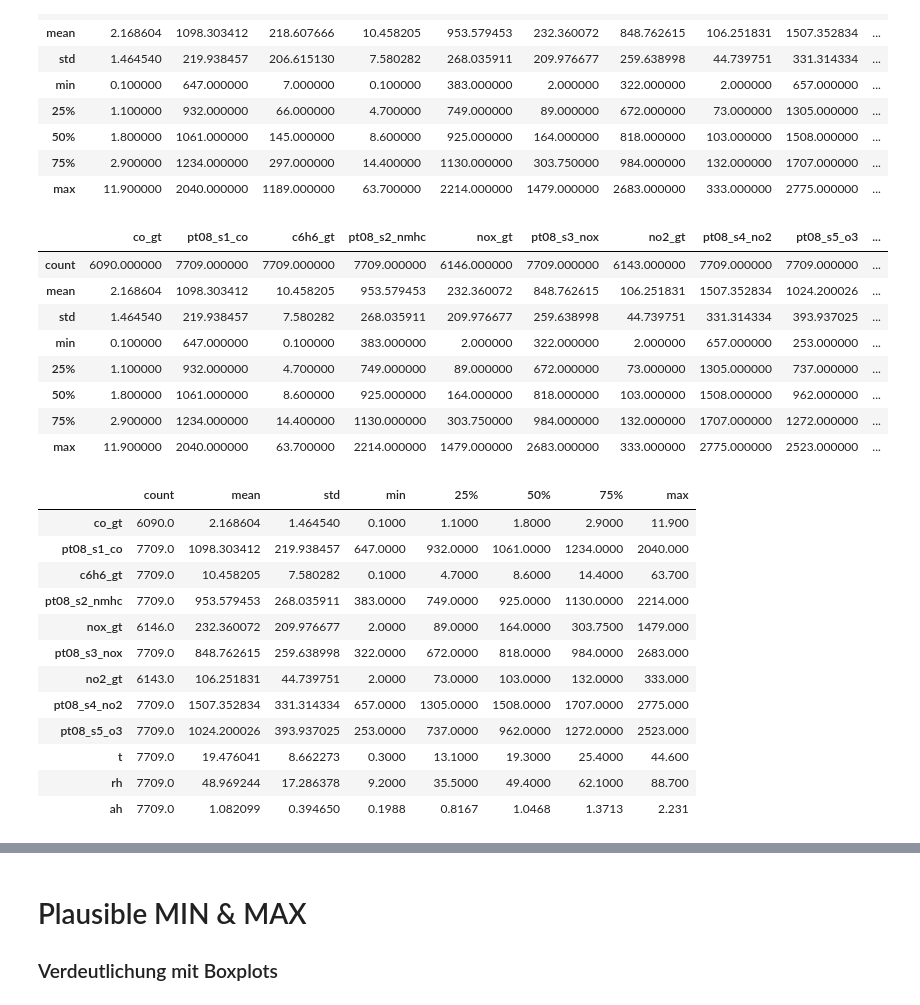
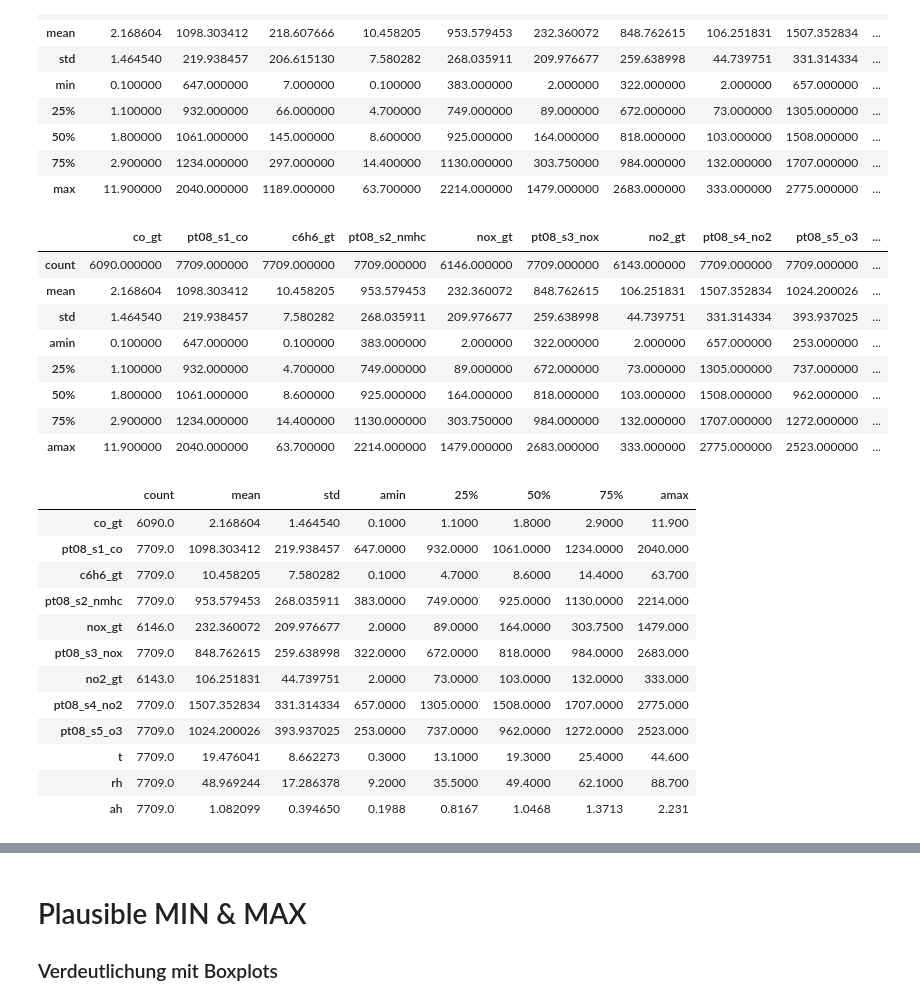
Before and after one commit to SimonB97/Air-regression, a Jupyter notebook: src/01_Sprint2/00-02_DatenZusammenführenZuFL.ipynb, the cells around one changed output, grey strips where cells are left out. Drawn from its saved outputs; the diff is of its cells as text; code cells hidden in the pictures.

```diff
--- a/src/01_Sprint2/00-02_DatenZusammenführenZuFL.ipynb
+++ b/src/01_Sprint2/00-02_DatenZusammenführenZuFL.ipynb
@@ -142,24 +142,26 @@ featureAna = fdf.drop(['count', 'std'])
 # %%
 featureAna = fdf.drop(['nmhc_gt', 'month', 'hour'], axis = 1)
 # %%
+featureAna.rename(index={'min': 'amin',
+                           'max': 'amax'}, inplace=True)
 featureAna
 # %% [output]
 |  | co_gt | pt08_s1_co | c6h6_gt | pt08_s2_nmhc | nox_gt | pt08_s3_nox | no2_gt | pt08_s4_no2 | pt08_s5_o3 | ... |
 | count | 6090.000000 | 7709.000000 | 7709.000000 | 7709.000000 | 6146.000000 | 7709.000000 | 6143.000000 | 7709.000000 | 7709.000000 | ... |
 | mean | 2.168604 | 1098.303412 | 10.458205 | 953.579453 | 232.360072 | 848.762615 | 106.251831 | 1507.352834 | 1024.200026 | ... |
 | std | 1.464540 | 219.938457 | 7.580282 | 268.035911 | 209.976677 | 259.638998 | 44.739751 | 331.314334 | 393.937025 | ... |
-| min | 0.100000 | 647.000000 | 0.100000 | 383.000000 | 2.000000 | 322.000000 | 2.000000 | 657.000000 | 253.000000 | ... |
+| amin | 0.100000 | 647.000000 | 0.100000 | 383.000000 | 2.000000 | 322.000000 | 2.000000 | 657.000000 | 253.000000 | ... |
 | 25% | 1.100000 | 932.000000 | 4.700000 | 749.000000 | 89.000000 | 672.000000 | 73.000000 | 1305.000000 | 737.000000 | ... |
 | 50% | 1.800000 | 1061.000000 | 8.600000 | 925.000000 | 164.000000 | 818.000000 | 103.000000 | 1508.000000 | 962.000000 | ... |
 | 75% | 2.900000 | 1234.000000 | 14.400000 | 1130.000000 | 303.750000 | 984.000000 | 132.000000 | 1707.000000 | 1272.000000 | ... |
-| max | 11.900000 | 2040.000000 | 63.700000 | 2214.000000 | 1479.000000 | 2683.000000 | 333.000000 | 2775.000000 | 2523.000000 | ... |
+| amax | 11.900000 | 2040.000000 | 63.700000 | 2214.000000 | 1479.000000 | 2683.000000 | 333.000000 | 2775.000000 | 2523.000000 | ... |
 # %%
 # Zeilen und Spalten Tauschen
 NeueFeature = featureAna.transpose()
 # %%
 NeueFeature
 # %% [output]
-|  | count | mean | std | min | 25% | 50% | 75% | max |
+|  | count | mean | std | amin | 25% | 50% | 75% | amax |
 | co_gt | 6090.0 | 2.168604 | 1.464540 | 0.1000 | 1.1000 | 1.8000 | 2.9000 | 11.900 |
 | pt08_s1_co | 7709.0 | 1098.303412 | 219.938457 | 647.0000 | 932.0000 | 1061.0000 | 1234.0000 | 2040.000 |
 | c6h6_gt | 7709.0 | 10.458205 | 7.580282 | 0.1000 | 4.7000 | 8.6000 | 14.4000 | 63.700 |
```
Also changed, not shown: parts of 8 cells of this notebook.
